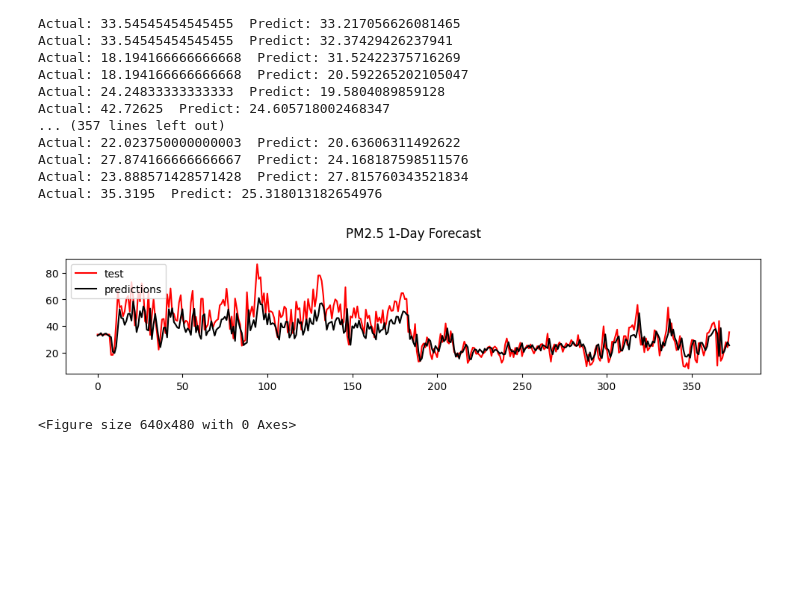
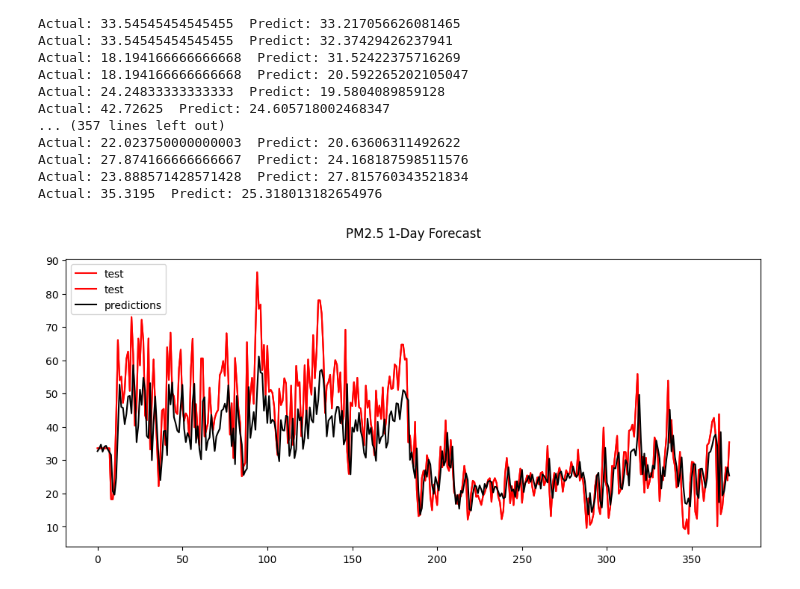
Before and after one commit to valeria-gonzalez/PM25-forecasting, a Jupyter notebook: 3_reframe_dataset.ipynb, the cells around one changed output. Cells and saved outputs as stored; diff of their text form; code cells hidden in the pictures; blank space fills up the shorter version.

```diff
--- a/3_reframe_dataset.ipynb
+++ b/3_reframe_dataset.ipynb
@@ -493,14 +498,13 @@ Actual: 23.888571428571428  Predict: 27.815760343521834
 Actual: 35.3195  Predict: 25.318013182654976
 # %%
 # Plot predictions
-
-plt.figure(figsize=(12,2))
+plt.figure(figsize=(12,5))
+plt.plot(inv_y, color='red', label='test')
 plt.plot(inv_y, color='red', label='test')
 plt.plot(inv_yhat, color='black', label='predictions')
 plt.legend(loc='upper left')
 plt.title('PM2.5 1-Day Forecast\n')
+# plt.savefig(f"graphs/ltsm/predictions.png")
 plt.show()
-# plt.savefig(f"graphs/ltsm/predictions.png")
 # %% [output]
-[figure, old version]
+[figure, new version]
-<Figure size 640x480 with 0 Axes>
```
Also changed, not shown: parts of 2 cells of this notebook, 3 other files.
